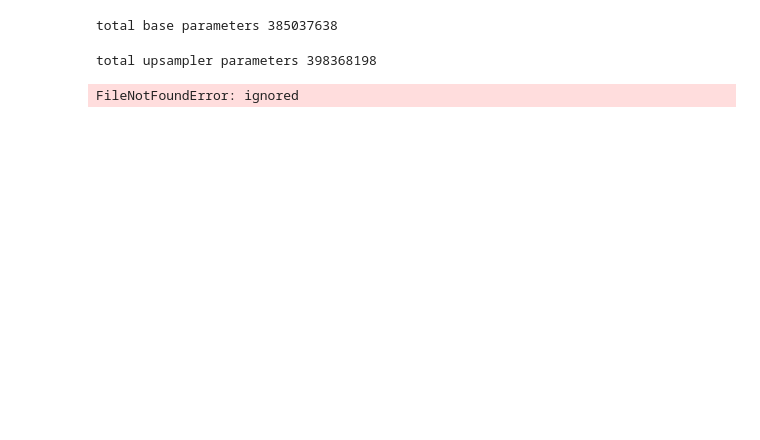
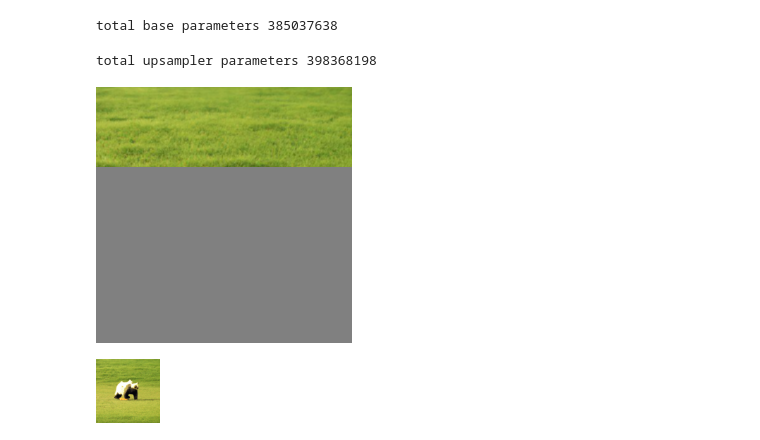
Before and after one commit to flecue/OpenAI-Glide, a Jupyter notebook: notebooks/inpaint.ipynb, the cells around one changed output. Drawn from its saved outputs; the diff is of its cells as text; code cells hidden in the pictures; blank space fills up the shorter version.

```diff
--- a/notebooks/inpaint.ipynb
+++ b/notebooks/inpaint.ipynb
@@ -86,28 +93,28 @@ def read_image(path: str, size: int = 256) -> Tuple[th.Tensor, th.Tensor]:
     return th.from_numpy(img)[None].permute(0, 3, 1, 2).float() / 127.5 - 1
 # %%
 # Sampling parameters
-prompt = "a corgi in a field"
+prompt = "a living carrot chasing a white fluffy and crying bear"
 batch_size = 1
 guidance_scale = 5.0
 
 # Tune this parameter to control the sharpness of 256x256 images.
 # A value of 1.0 is sharper, but sometimes results in grainy artifacts.
 upsample_temp = 0.997
 
 # Source image we are inpainting
 source_image_256 = read_image('grass.png', size=256)
 source_image_64 = read_image('grass.png', size=64)
 
 # The mask should always be a boolean 64x64 mask, and then we
 # can upsample it for the second stage.
 source_mask_64 = th.ones_like(source_image_64)[:, :1]
 source_mask_64[:, :, 20:] = 0
 source_mask_256 = F.interpolate(source_mask_64, (256, 256), mode='nearest')
 
 # Visualize the image we are inpainting
 show_images(source_image_256 * source_mask_256)
 # %% [output]
-FileNotFoundError: ignored
+[figure, added]
 # %%
 ##############################
 # Sample from the base model #
@@ -176,6 +183,8 @@ model.del_cache()
 
 # Show the output
 show_images(samples)
+# %% [output]
+[figure, added]
 # %%
 ##############################
 # Upsample the 64x64 samples #
```
Also changed, not shown: parts of 3 cells of this notebook.
